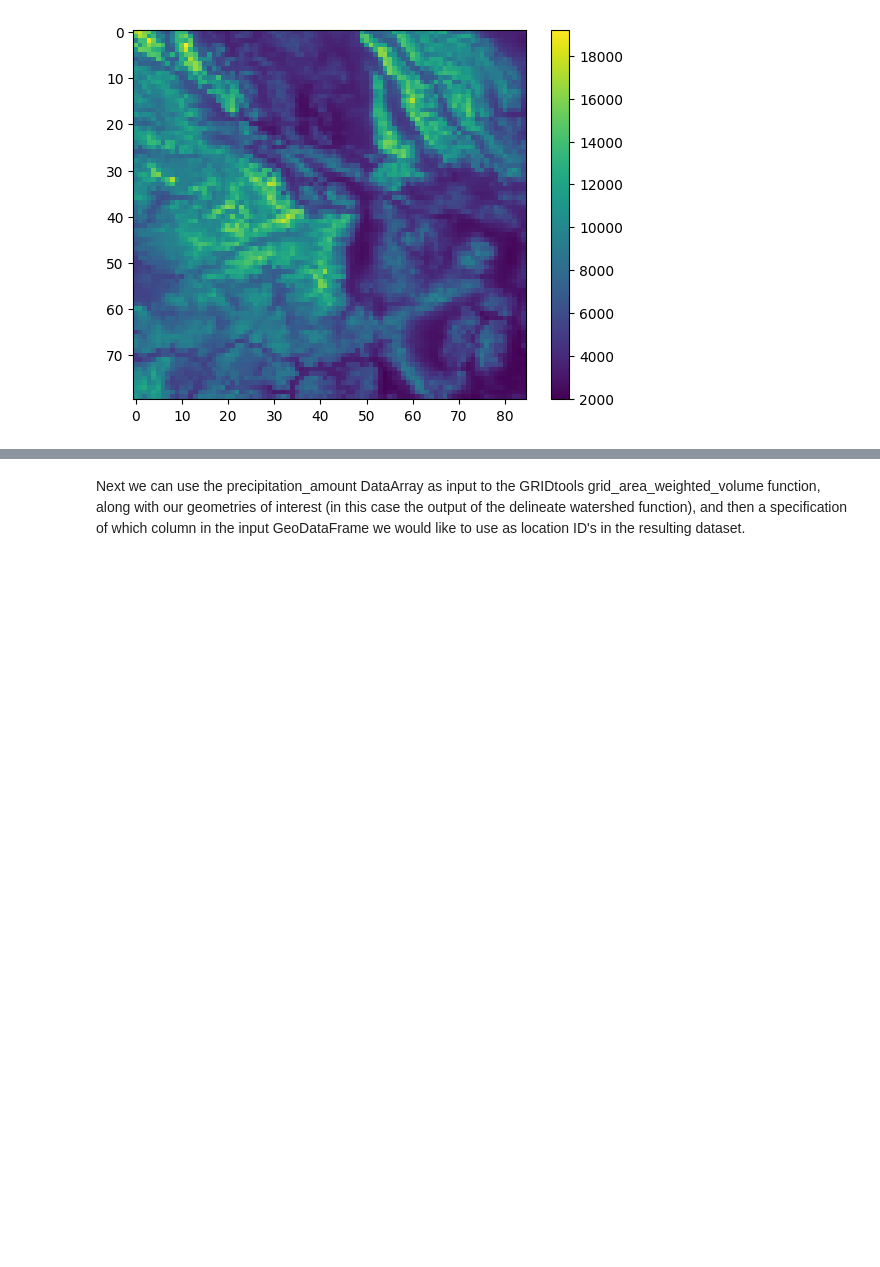
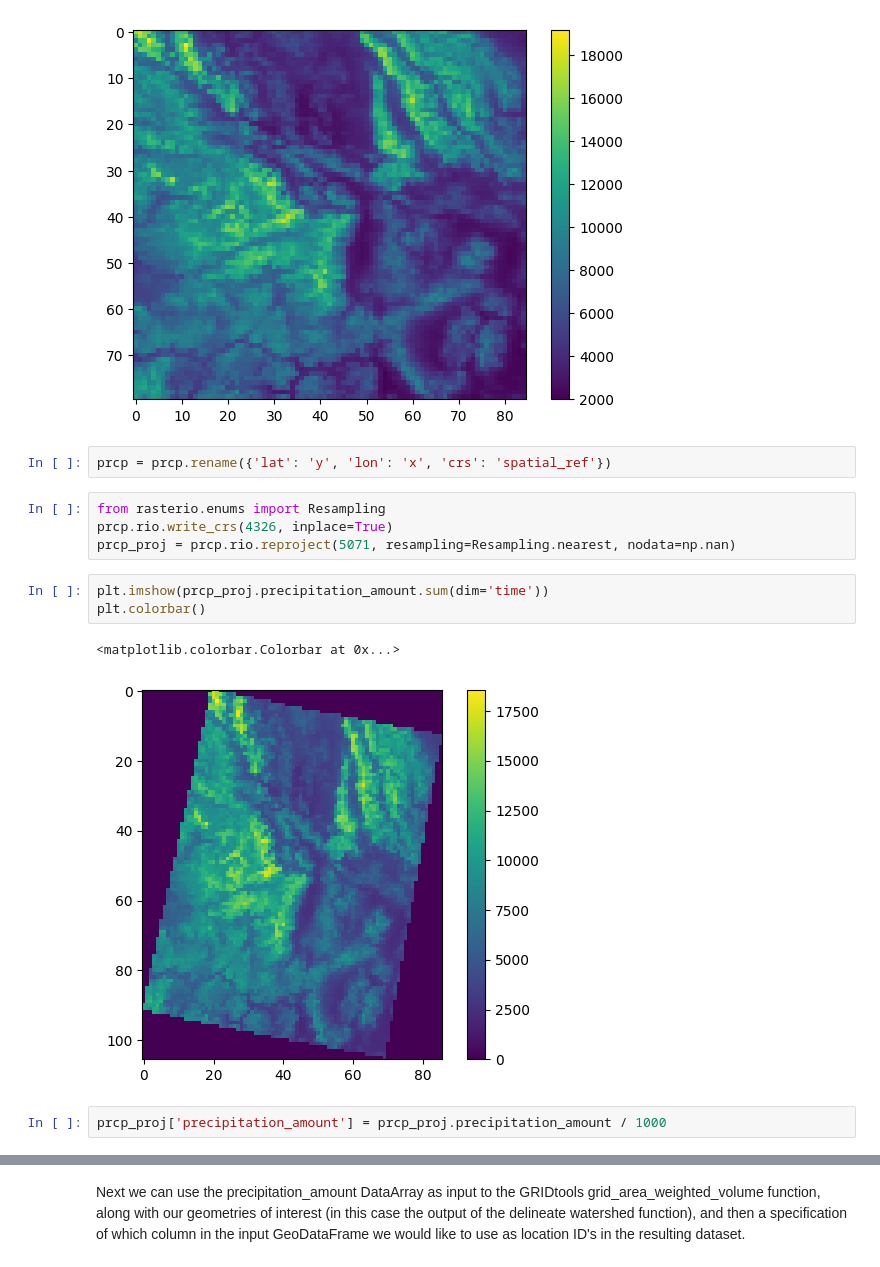
Before and after one commit to MTDNRC-WRD/GRIDtools, a Jupyter notebook: Examples/area_weighted_precip_test.ipynb, the cells around one changed output, grey strips where cells are left out. Cells and saved outputs as stored; diff of their text form; blank space fills up the shorter version.

```diff
--- a/Examples/area_weighted_precip_test.ipynb
+++ b/Examples/area_weighted_precip_test.ipynb
@@ -64,3 +64,17 @@ plt.colorbar()
 # %% [output]
 <matplotlib.colorbar.Colorbar at 0x...>
 [figure]
+# %%
+prcp = prcp.rename({'lat': 'y', 'lon': 'x', 'crs': 'spatial_ref'})
+# %%
+from rasterio.enums import Resampling
+prcp.rio.write_crs(4326, inplace=True)
+prcp_proj = prcp.rio.reproject(5071, resampling=Resampling.nearest, nodata=np.nan)
+# %%
+plt.imshow(prcp_proj.precipitation_amount.sum(dim='time'))
+plt.colorbar()
+# %% [output]
+<matplotlib.colorbar.Colorbar at 0x...>
+[figure, added]
+# %%
+prcp_proj['precipitation_amount'] = prcp_proj.precipitation_amount / 1000
```
Also changed, not shown: parts of 8 cells of this notebook, 2 other files.
